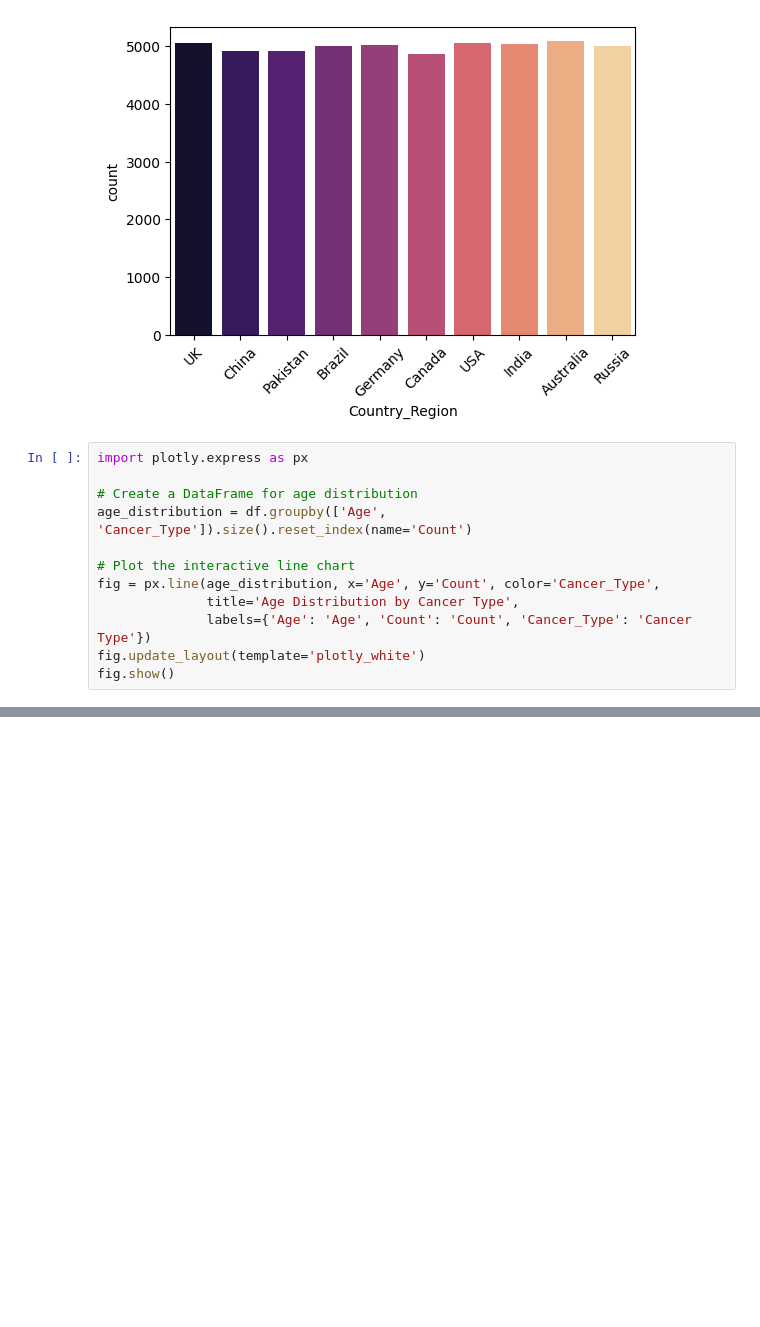
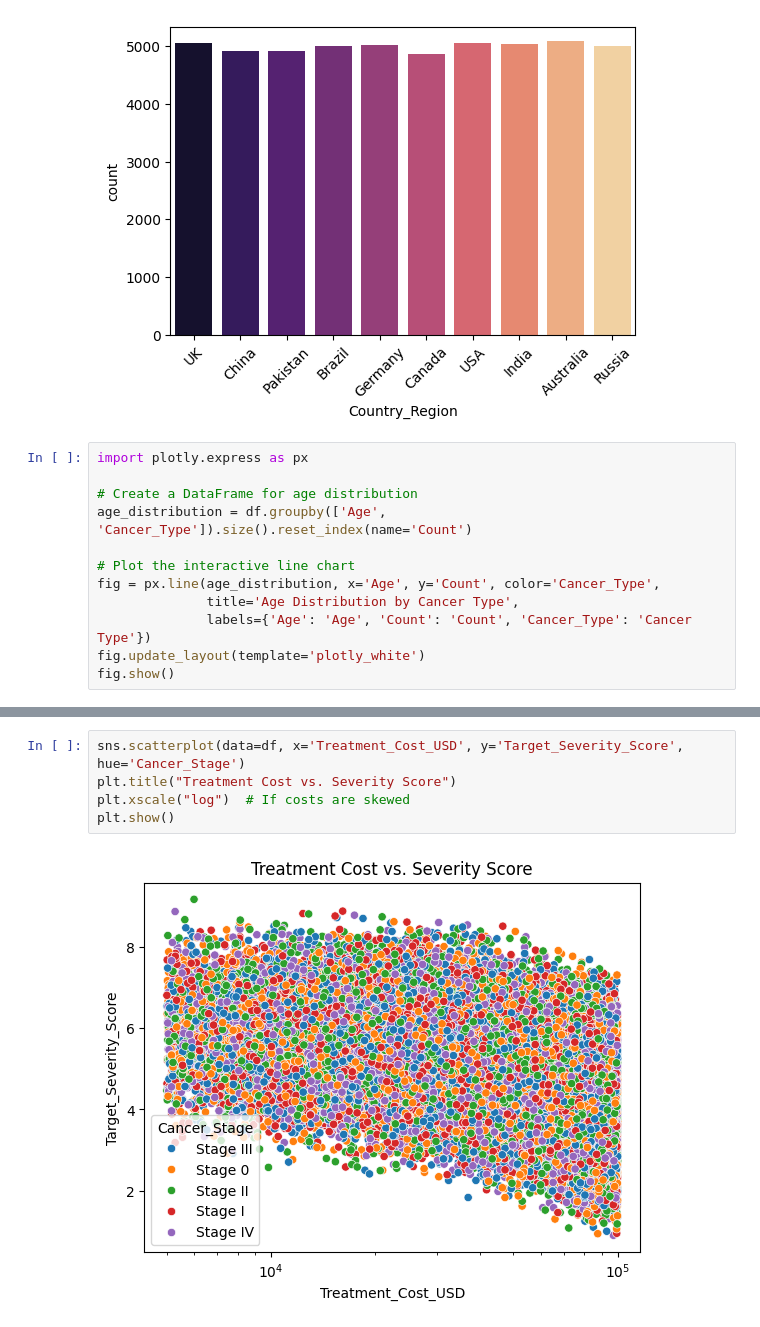
Before and after one commit to AaronProgramas/data-portfolio, a Jupyter notebook: projects/cancer analysis.ipynb, the cells around one changed output, grey strips where cells are left out. Saved outputs shown, nothing was run; the diff lists cells and outputs as text; blank space fills up the shorter version.

```diff
--- a/projects/cancer analysis.ipynb
+++ b/projects/cancer analysis.ipynb
@@ -109,0 +178,7 @@ fig.show()
+# %%
+sns.scatterplot(data=df, x='Treatment_Cost_USD', y='Target_Severity_Score', hue='Cancer_Stage')
+plt.title("Treatment Cost vs. Severity Score")
+plt.xscale("log")  # If costs are skewed
+plt.show()
+# %% [output]
+[figure, added]
```
Also changed, not shown: parts of 8 cells of this notebook.
